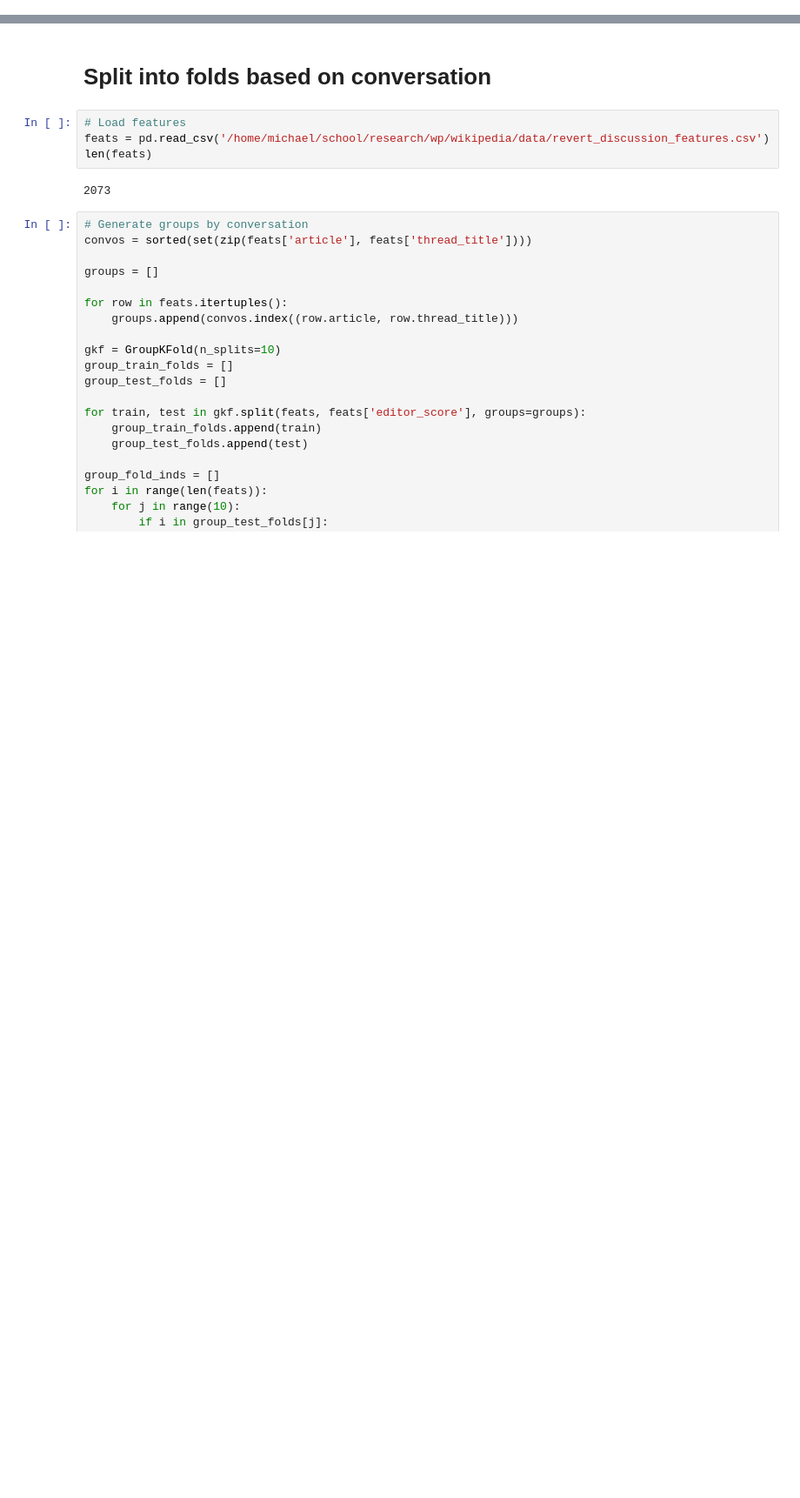
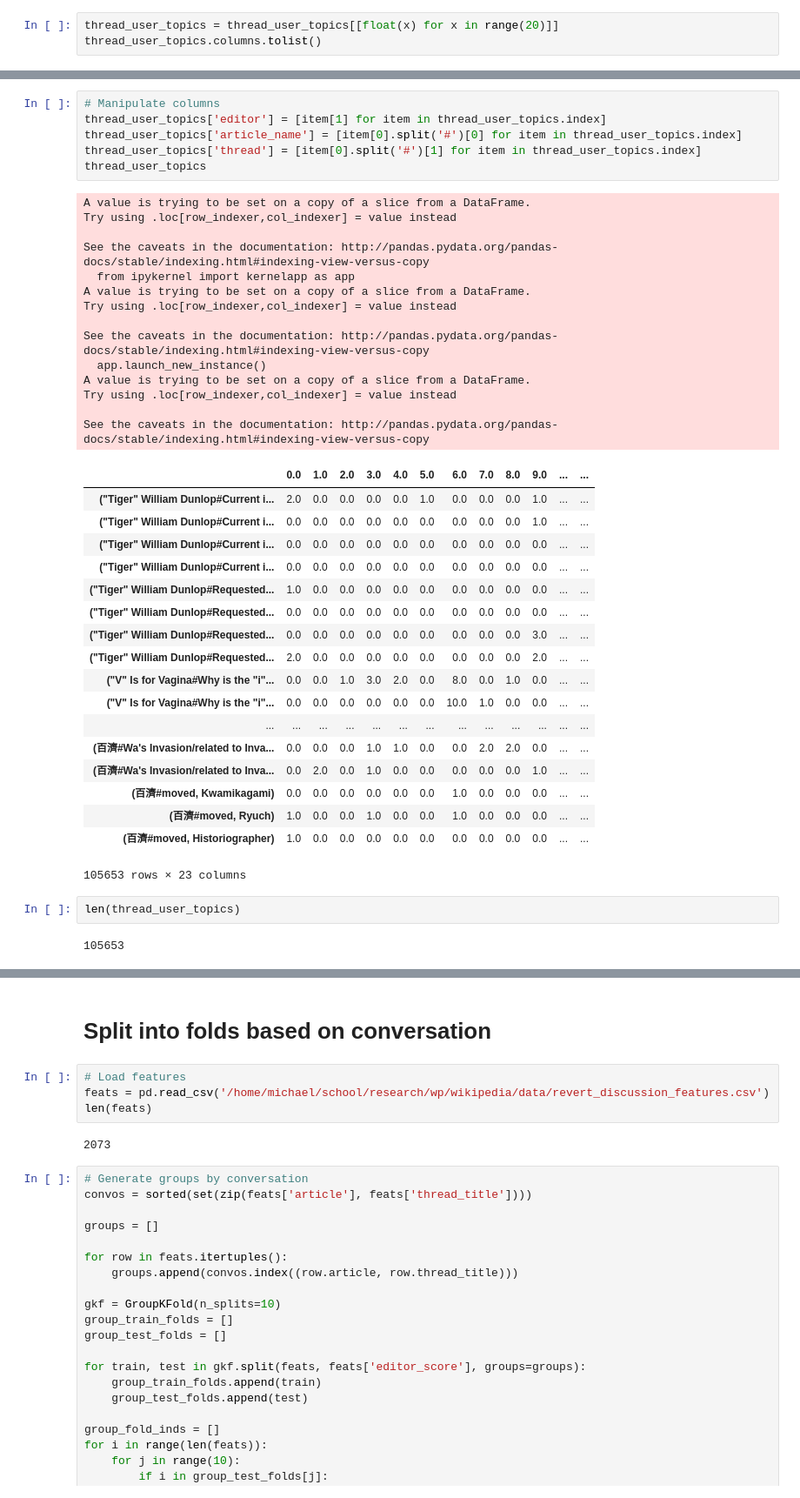
Before and after one commit to michaelmilleryoder/wikipedia-research-ipynb, a Jupyter notebook: revert_discussions_features.ipynb, the cells around one changed output, grey strips where cells are left out. Shown at 87% size. Cells and saved outputs as stored; diff of their text form; blank space fills up the shorter version.

```diff
--- a/revert_discussions_features.ipynb
+++ b/revert_discussions_features.ipynb
@@ -19,0 +242,3 @@ kappa_scorer = make_scorer(cohen_kappa_score)
+# %%
+thread_user_topics = thread_user_topics[[float(x) for x in range(20)]]
+thread_user_topics.columns.tolist()
@@ -19,0 +266,43 @@ kappa_scorer = make_scorer(cohen_kappa_score)
+# %%
+# Manipulate columns
+thread_user_topics['editor'] = [item[1] for item in thread_user_topics.index]
+thread_user_topics['article_name'] = [item[0].split('#')[0] for item in thread_user_topics.index]
+thread_user_topics['thread'] = [item[0].split('#')[1] for item in thread_user_topics.index]
+thread_user_topics
+# %% [output]
+A value is trying to be set on a copy of a slice from a DataFrame.
+Try using .loc[row_indexer,col_indexer] = value instead
+
+See the caveats in the documentation: http://pandas.pydata.org/pandas-docs/stable/indexing.html#indexing-view-versus-copy
+  from ipykernel import kernelapp as app
+A value is trying to be set on a copy of a slice from a DataFrame.
+Try using .loc[row_indexer,col_indexer] = value instead
+
+See the caveats in the documentation: http://pandas.pydata.org/pandas-docs/stable/indexing.html#indexing-view-versus-copy
+  app.launch_new_instance()
+A value is trying to be set on a copy of a slice from a DataFrame.
+Try using .loc[row_indexer,col_indexer] = value instead
+
+See the caveats in the documentation: http://pandas.pydata.org/pandas-docs/stable/indexing.html#indexing-view-versus-copy
+|  | 0.0 | 1.0 | 2.0 | 3.0 | 4.0 | 5.0 | 6.0 | 7.0 | 8.0 | 9.0 | ... | ... |
+| ("Tiger" William Dunlop#Current i... | 2.0 | 0.0 | 0.0 | 0.0 | 0.0 | 1.0 | 0.0 | 0.0 | 0.0 | 1.0 | ... | ... |
+| ("Tiger" William Dunlop#Current i... | 0.0 | 0.0 | 0.0 | 0.0 | 0.0 | 0.0 | 0.0 | 0.0 | 0.0 | 1.0 | ... | ... |
+| ("Tiger" William Dunlop#Current i... | 0.0 | 0.0 | 0.0 | 0.0 | 0.0 | 0.0 | 0.0 | 0.0 | 0.0 | 0.0 | ... | ... |
+| ("Tiger" William Dunlop#Current i... | 0.0 | 0.0 | 0.0 | 0.0 | 0.0 | 0.0 | 0.0 | 0.0 | 0.0 | 0.0 | ... | ... |
+| ("Tiger" William Dunlop#Requested... | 1.0 | 0.0 | 0.0 | 0.0 | 0.0 | 0.0 | 0.0 | 0.0 | 0.0 | 0.0 | ... | ... |
+| ("Tiger" William Dunlop#Requested... | 0.0 | 0.0 | 0.0 | 0.0 | 0.0 | 0.0 | 0.0 | 0.0 | 0.0 | 0.0 | ... | ... |
+| ("Tiger" William Dunlop#Requested... | 0.0 | 0.0 | 0.0 | 0.0 | 0.0 | 0.0 | 0.0 | 0.0 | 0.0 | 3.0 | ... | ... |
+| ("Tiger" William Dunlop#Requested... | 2.0 | 0.0 | 0.0 | 0.0 | 0.0 | 0.0 | 0.0 | 0.0 | 0.0 | 2.0 | ... | ... |
+| ("V" Is for Vagina#Why is the "i"... | 0.0 | 0.0 | 1.0 | 3.0 | 2.0 | 0.0 | 8.0 | 0.0 | 1.0 | 0.0 | ... | ... |
+| ("V" Is for Vagina#Why is the "i"... | 0.0 | 0.0 | 0.0 | 0.0 | 0.0 | 0.0 | 10.0 | 1.0 | 0.0 | 0.0 | ... | ... |
+| ... | ... | ... | ... | ... | ... | ... | ... | ... | ... | ... | ... | ... |
+| (百濟#Wa's Invasion/related to Inva... | 0.0 | 0.0 | 0.0 | 1.0 | 1.0 | 0.0 | 0.0 | 2.0 | 2.0 | 0.0 | ... | ... |
+| (百濟#Wa's Invasion/related to Inva... | 0.0 | 2.0 | 0.0 | 1.0 | 0.0 | 0.0 | 0.0 | 0.0 | 0.0 | 1.0 | ... | ... |
+| (百濟#moved, Kwamikagami) | 0.0 | 0.0 | 0.0 | 0.0 | 0.0 | 0.0 | 1.0 | 0.0 | 0.0 | 0.0 | ... | ... |
+| (百濟#moved, Ryuch) | 1.0 | 0.0 | 0.0 | 1.0 | 0.0 | 0.0 | 1.0 | 0.0 | 0.0 | 0.0 | ... | ... |
+| (百濟#moved, Historiographer) | 1.0 | 0.0 | 0.0 | 0.0 | 0.0 | 0.0 | 0.0 | 0.0 | 0.0 | 0.0 | ... | ... |
+105653 rows × 23 columns
+# %%
+len(thread_user_topics)
+# %% [output]
+105653
```
Also changed, not shown: parts of 38 cells of this notebook, 10 other files.
